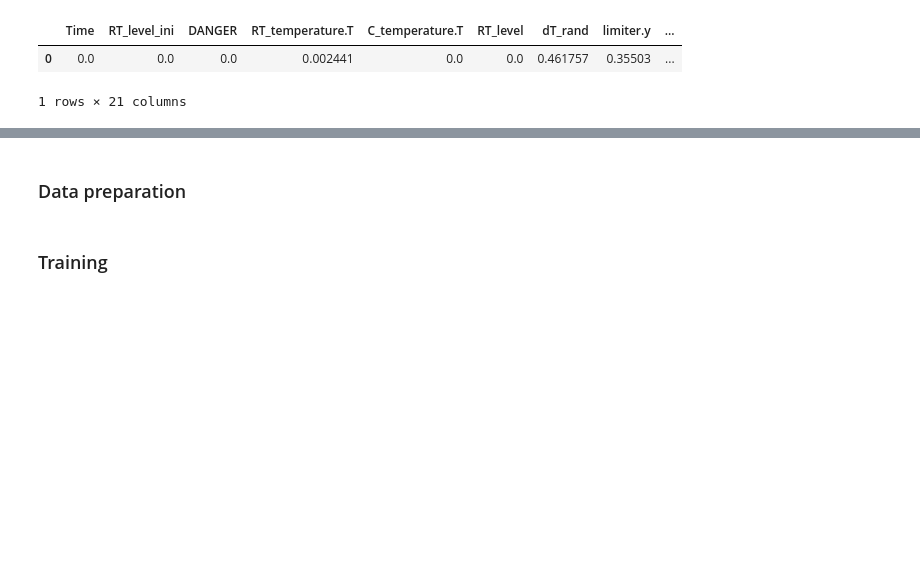
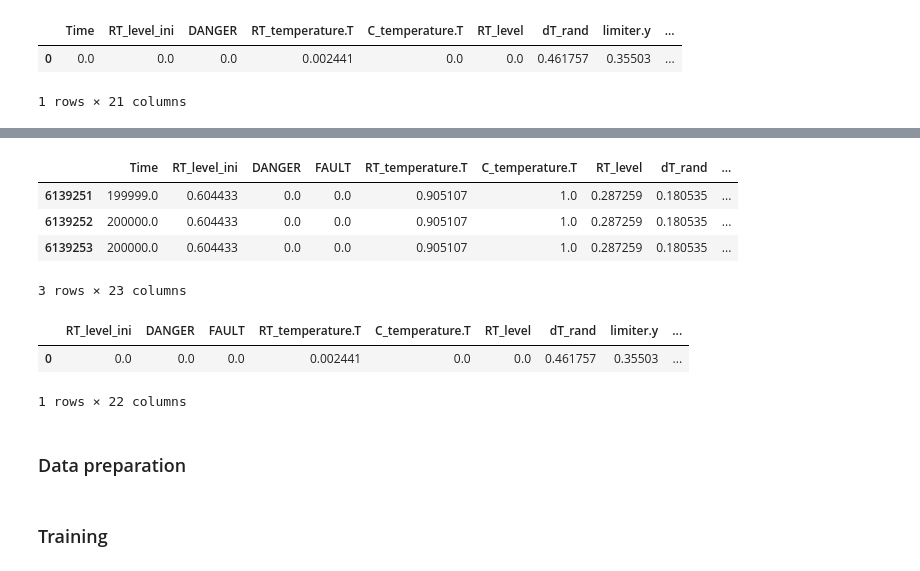
Before and after one commit to widosenoatri/DSLab2, a Jupyter notebook: implementation_v1.ipynb, the cells around one changed output, grey strips where cells are left out. Drawn from its saved outputs; the diff is of its cells as text; code cells hidden in the pictures; blank space fills up the shorter version.

```diff
--- a/implementation_v1.ipynb
+++ b/implementation_v1.ipynb
@@ -368,2 +455,19 @@ data_2.head(1)
+# %%
+data_ghl.tail(3)
+# %% [output]
+|  | Time | RT_level_ini | DANGER | FAULT | RT_temperature.T | C_temperature.T | RT_level | dT_rand | ... |
+| 6139251 | 199999.0 | 0.604433 | 0.0 | 0.0 | 0.905107 | 1.0 | 0.287259 | 0.180535 | ... |
+| 6139252 | 200000.0 | 0.604433 | 0.0 | 0.0 | 0.905107 | 1.0 | 0.287259 | 0.180535 | ... |
+| 6139253 | 200000.0 | 0.604433 | 0.0 | 0.0 | 0.905107 | 1.0 | 0.287259 | 0.180535 | ... |
+3 rows × 23 columns
+# %%
+# data_ghl.set_index('Time', inplace=True)
+# data_ghl = data_ghl.reset_index(drop=True)
+data_ghl.drop(columns=['Time'], inplace=True)
+data_ghl.head(1)
+# %% [output]
+|  | RT_level_ini | DANGER | FAULT | RT_temperature.T | C_temperature.T | RT_level | dT_rand | limiter.y | ... |
+| 0 | 0.0 | 0.0 | 0.0 | 0.002441 | 0.0 | 0.0 | 0.461757 | 0.35503 | ... |
+1 rows × 22 columns
 # %% [markdown]
 ### Data preparation
```
Also changed, not shown: parts of 29 cells of this notebook, 3 other files.
